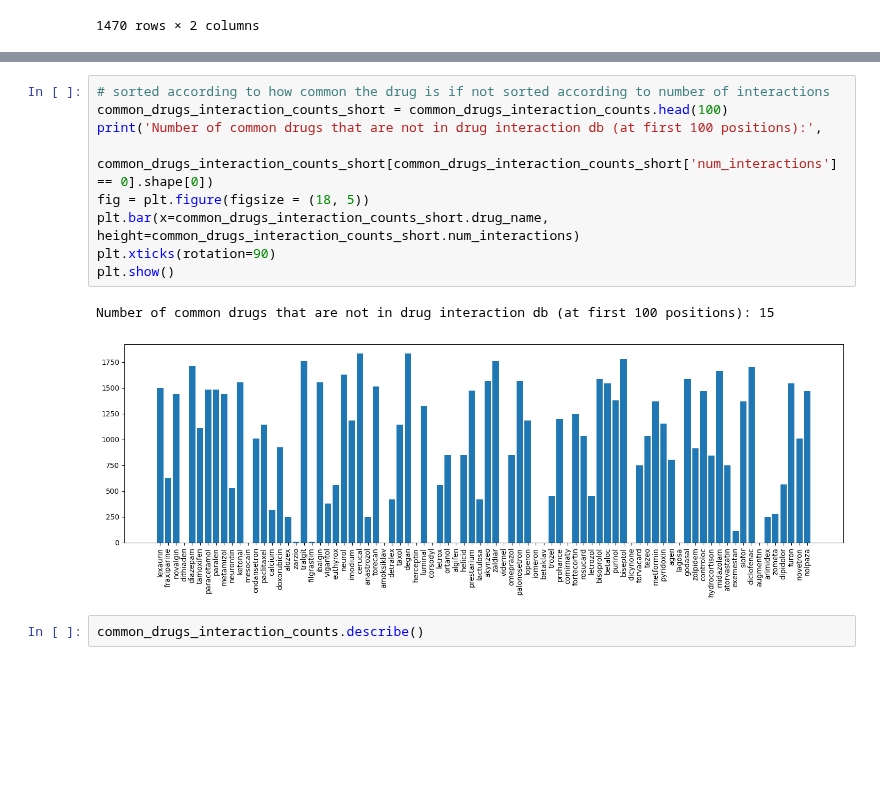
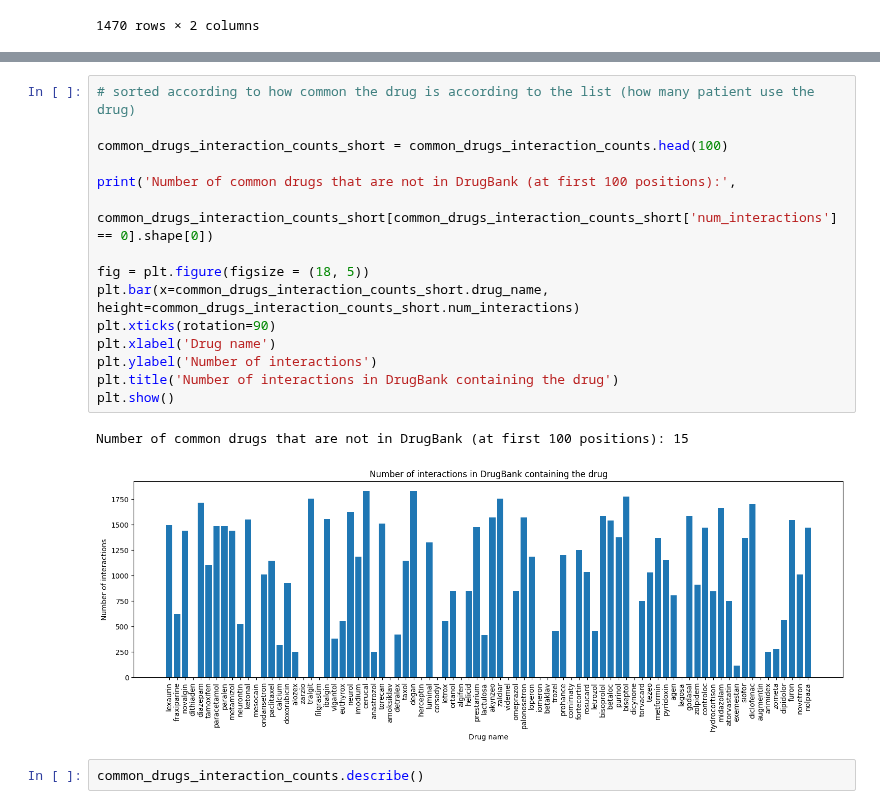
Before and after one commit to marketakrenkova/drug-interaction-prediction, a Jupyter notebook: data_processing/Common_drugs_stats.ipynb, the cells around one changed output, grey strips where cells are left out. Saved outputs shown, nothing was run; the diff lists cells and outputs as text; blank space fills up the shorter version.

```diff
--- a/data_processing/Common_drugs_stats.ipynb
+++ b/data_processing/Common_drugs_stats.ipynb
@@ -210,17 +208,23 @@ common_drugs_interaction_counts
 | 1586 | ibustrin | B01AC10 | NaN | 0.0 | NaN |
 1587 rows × 5 columns
 # %%
-# sorted according to how common the drug is if not sorted according to number of interactions
+# sorted according to how common the drug is according to the list (how many patient use the drug)
+
 common_drugs_interaction_counts_short = common_drugs_interaction_counts.head(100)
-print('Number of common drugs that are not in drug interaction db (at first 100 positions):',
+
+print('Number of common drugs that are not in DrugBank (at first 100 positions):',
       common_drugs_interaction_counts_short[common_drugs_interaction_counts_short['num_interactions'] == 0].shape[0])
+
 fig = plt.figure(figsize = (18, 5))
 plt.bar(x=common_drugs_interaction_counts_short.drug_name, height=common_drugs_interaction_counts_short.num_interactions)
 plt.xticks(rotation=90)
+plt.xlabel('Drug name')
+plt.ylabel('Number of interactions')
+plt.title('Number of interactions in DrugBank containing the drug')
 plt.show()
 # %% [output]
-Number of common drugs that are not in drug interaction db (at first 100 positions): 15
+Number of common drugs that are not in DrugBank (at first 100 positions): 15
-[figure, old version]
+[figure, new version]
 # %%
 common_drugs_interaction_counts.describe()
 # %% [output]
```
Also changed, not shown: parts of 1 cell of this notebook, 7 other files.
